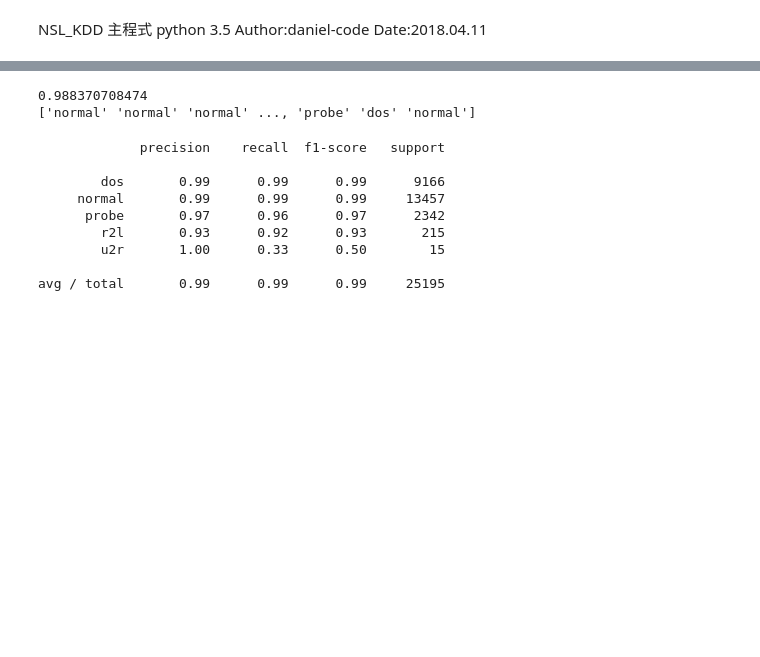
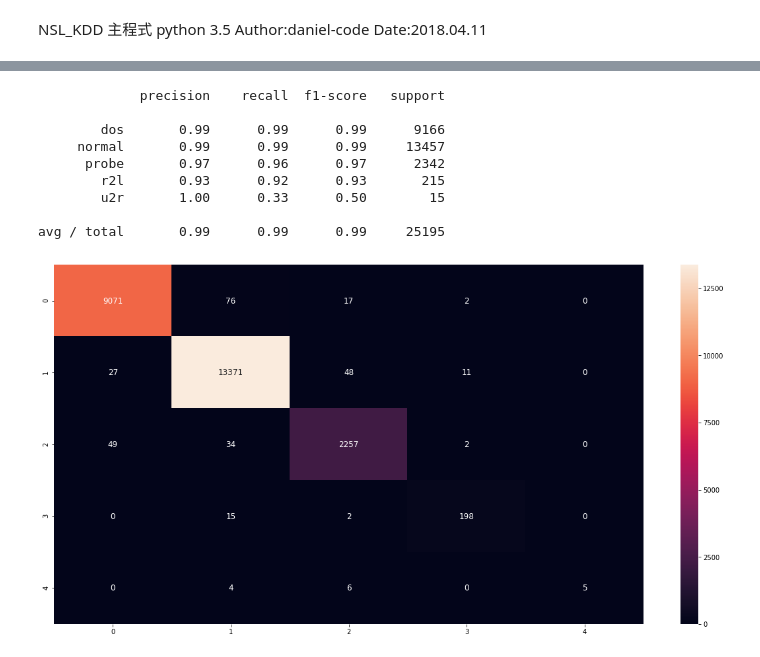
Before and after one commit to daniel-code/PRACTICE-AND-APPLICATIONS-OF-MACHINE-LEARNING, a Jupyter notebook: hw3/hw3.ipynb, the cells around one changed output, grey strips where cells are left out. Saved outputs shown, nothing was run; the diff lists cells and outputs as text; code cells hidden in the pictures; blank space fills up the shorter version.

```diff
--- a/hw3/hw3.ipynb
+++ b/hw3/hw3.ipynb
@@ -85,21 +86,25 @@ print('Time = ', time.time() - start_time)
-# %%
-# predict
-predict=model.predict(x_test)
-score = model.score(X=x_test, y=y_test)
-print(score)
-print(predict)
-# %% [output]
-0.988370708474
-['normal' 'normal' 'normal' ..., 'probe' 'dos' 'normal']
-# %%
-print(classification_report(y_test,predict))
-# %% [output]
-             precision    recall  f1-score   support
-
-        dos       0.99      0.99      0.99      9166
-     normal       0.99      0.99      0.99     13457
-      probe       0.97      0.96      0.97      2342
-        r2l       0.93      0.92      0.93       215
-        u2r       1.00      0.33      0.50        15
-
-avg / total       0.99      0.99      0.99     25195
+# %%
+import seaborn as sns
+
+# predict
+y_pred=model.predict(x_test)
+score = model.score(X=x_test, y=y_test)
+print(classification_report(y_test,y_pred))
+
+# Compute confusion matrix
+cnf_matrix = confusion_matrix(y_test, y_pred)
+plt.figure(figsize=(20,10))
+ax= plt.subplot()
+sns.heatmap(cnf_matrix, annot=True,annot_kws={"size": 12}, ax = ax,fmt="d") #annot=True to annotate cells
+plt.show()
+# %% [output]
+             precision    recall  f1-score   support
+
+        dos       0.99      0.99      0.99      9166
+     normal       0.99      0.99      0.99     13457
+      probe       0.97      0.96      0.97      2342
+        r2l       0.93      0.92      0.93       215
+        u2r       1.00      0.33      0.50        15
+
+avg / total       0.99      0.99      0.99     25195
+[figure, added]
```
Also changed, not shown: parts of 3 cells of this notebook.
